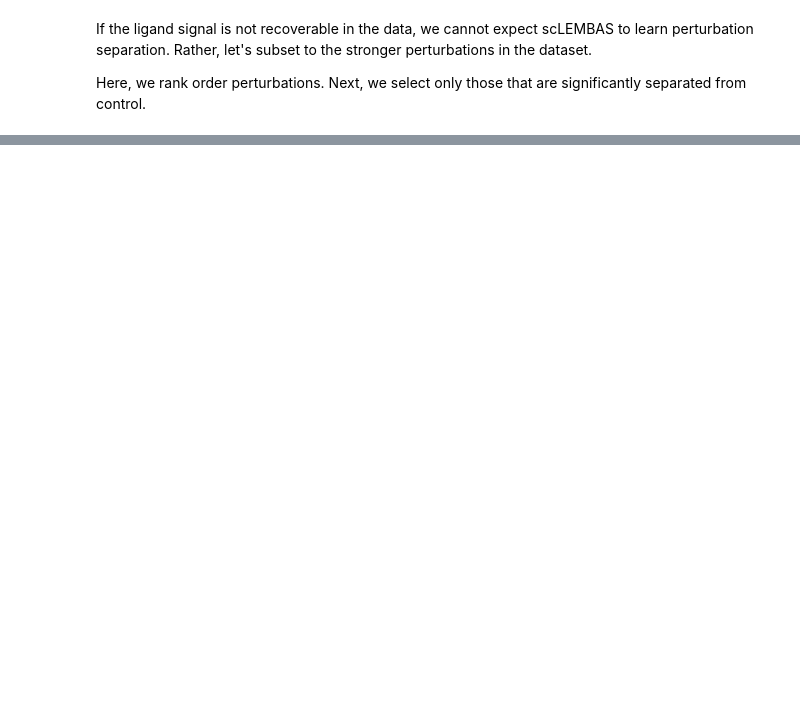
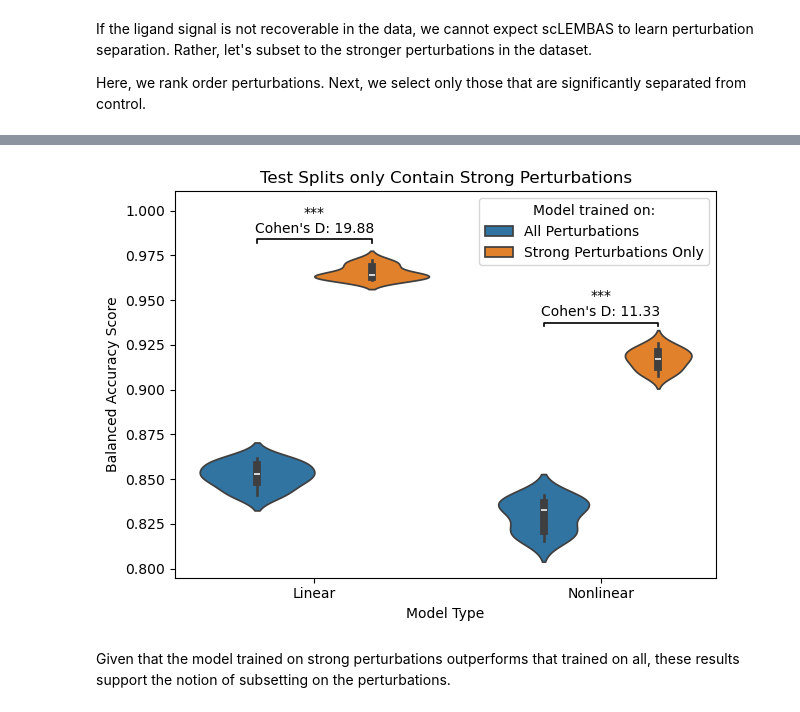
Before and after one commit to hmbaghdassarian/scLEMBAS, a Jupyter notebook: notebooks/McCauley_2024/02_subset_perturbations.ipynb, the cells around one changed output, grey strips where cells are left out. Drawn from its saved outputs; the diff is of its cells as text; code cells hidden in the pictures; blank space fills up the shorter version.

```diff
--- a/notebooks/McCauley_2024/02_subset_perturbations.ipynb
+++ b/notebooks/McCauley_2024/02_subset_perturbations.ipynb
@@ -172,0 +499,12 @@ io.write_tfad(tf_adata,
+# %%
+tf_adata_sub = tf_adata[tf_adata.obs[pert_col].isin(strong_perts)].copy()
+
+pert_freq = tf_adata.obs[pert_col].value_counts(normalize = True)
+pert_freq_sub = tf_adata_sub.obs[pert_col].value_counts(normalize = True)
+
+n_splits = 10
+expected_freq = (n_splits - 1)/n_splits
+skf = StratifiedKFold(n_splits=n_splits, shuffle=True, random_state=0)
+
+X = tf_adata.to_df().values
+y = tf_adata.obs[pert_col].astype(str).values
@@ -172,0 +595,46 @@ io.write_tfad(tf_adata,
+# %%
+# get statistics
+comp_stats = []
+for model_type in ['Linear', 'Nonlinear']:
+    res_sub = res[res.model == model_type].copy()
+    a = res_sub[res_sub.train_data == 'subset']['accuracy'].values
+    b = res_sub[res_sub.train_data == 'full']['accuracy'].values
+
+    pval = stats.mannwhitneyu(a, b, alternative = 'greater').pvalue
+    cd = cohens_d(a, b)
+
+    comp_stats.append(
+        {'model': model_type,
+         'pval': pval,
+        'cd': cd}
+    )
+comp_stats = pd.DataFrame(comp_stats)
+
+
+# ---- your plot ----
+fig, ax = plt.subplots()
+
+sns.violinplot(
+    data=res, x='model', y='accuracy', hue='train_data',
+    ax=ax, dodge=True
+)
+
+ax.set_xlabel('Model Type')
+ax.set_ylabel('Balanced Accuracy Score')
+
+handles, labels = ax.get_legend_handles_labels()
+new_labels = ["All Perturbations", "Strong Perturbations Only"]
+ax.legend(handles, new_labels)
+ax.legend_.set_title("Model trained on:")
+ax.set_title('Test Splits only Contain Strong Perturbations')
+
+# Add bars using comp_stats (columns: model, pval, cd)
+add_modelwise_hue_bars(ax, res, comp_stats)
+
+plt.tight_layout()
+fig.savefig(os.path.join(data_path, 'figures', author + '_subset_performance_direct_comparison.png'),
+            dpi=300, bbox_inches="tight")
+# %% [output]
+[figure, added]
+# %% [markdown]
+Given that the model trained on strong perturbations outperforms that trained on all, these results support the notion of subsetting on the perturbations.
```
Also changed, not shown: parts of 36 cells of this notebook, 12 other files.
